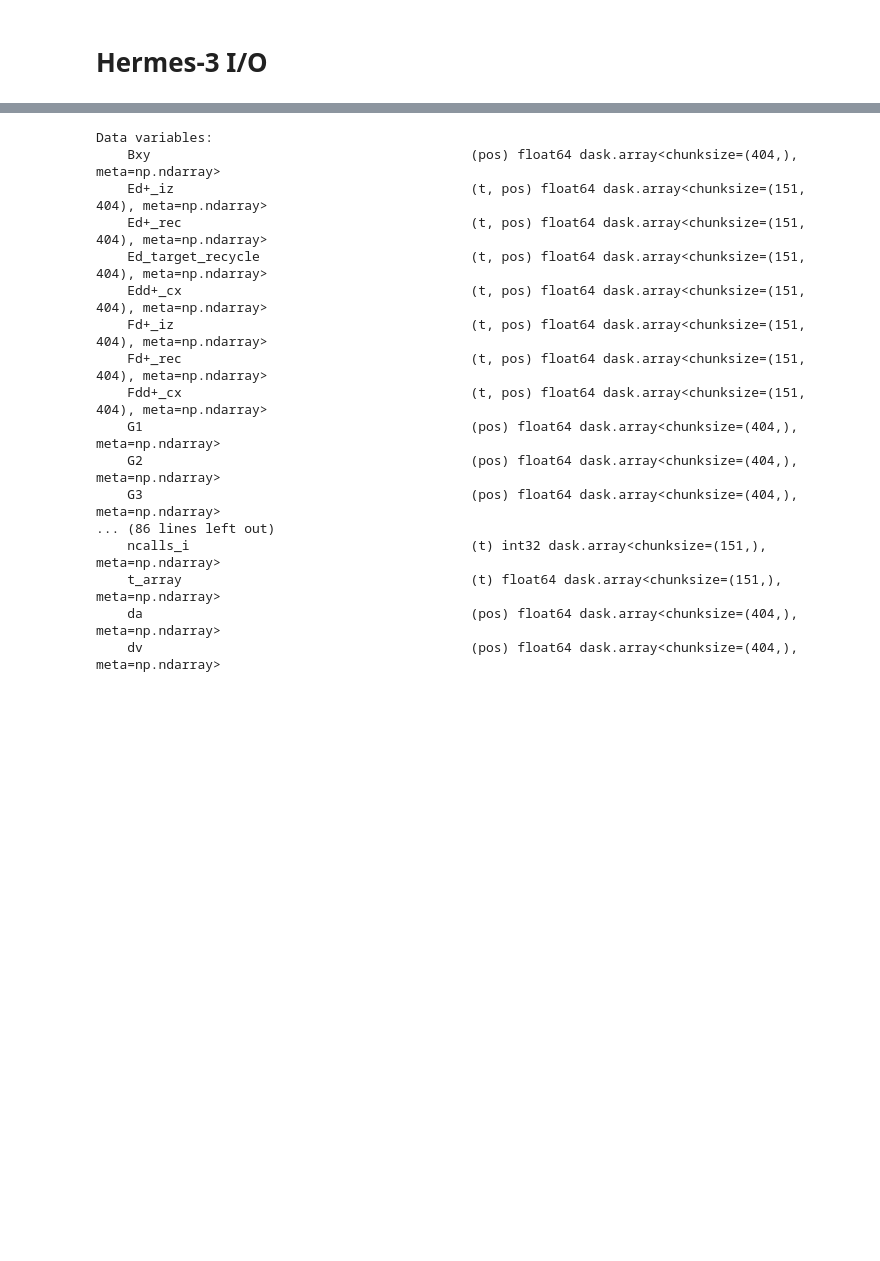
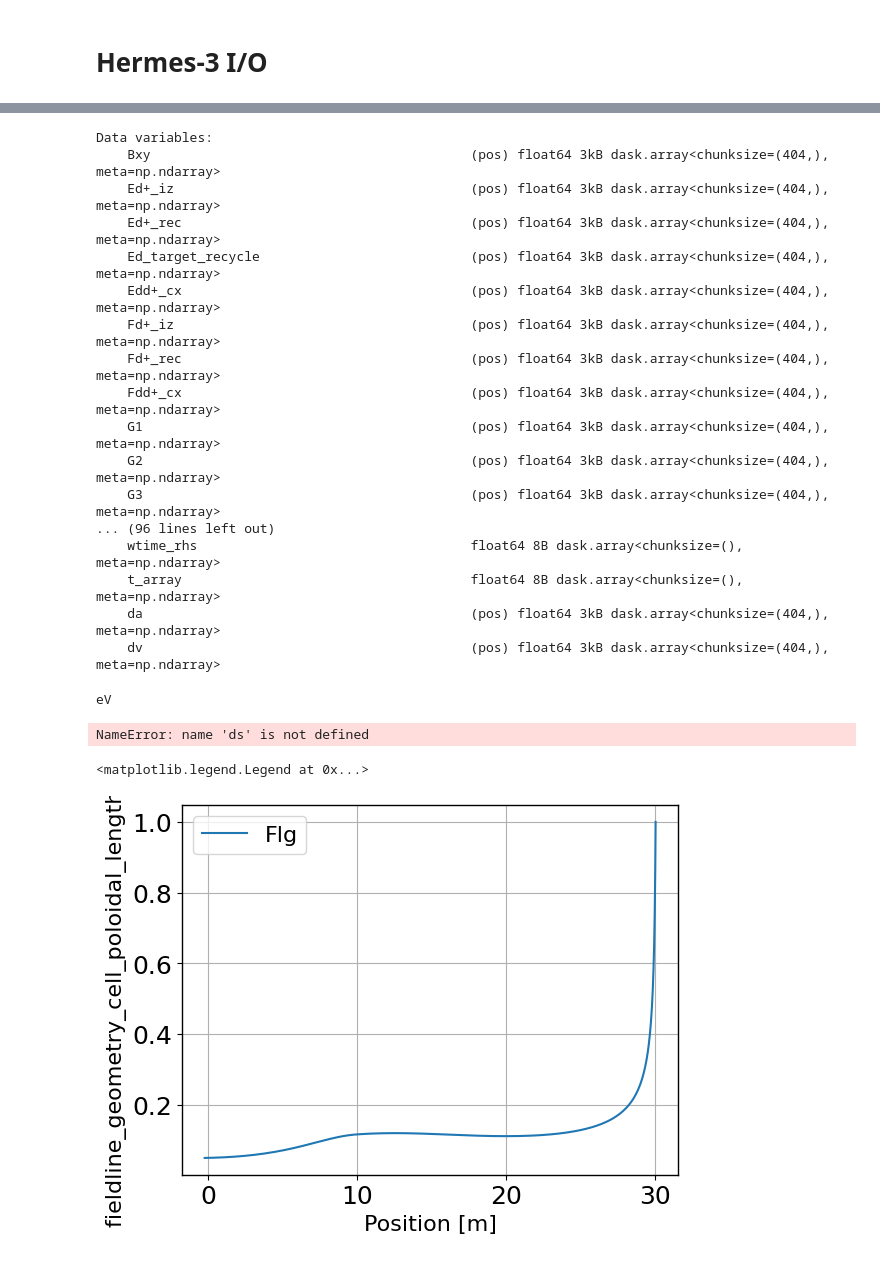
Before and after one commit to PoloidalLloyd/notebooks, a Jupyter notebook: york-step-contract/Hermes-3/2025-10_1D_geometry_test.ipynb, the cells around one changed output, grey strips where cells are left out. Drawn from its saved outputs; the diff is of its cells as text; code cells hidden in the pictures; blank space fills up the shorter version.

```diff
--- a/york-step-contract/Hermes-3/2025-10_1D_geometry_test.ipynb
+++ b/york-step-contract/Hermes-3/2025-10_1D_geometry_test.ipynb
@@ -65,7 +65,10 @@ mpl.rcParams.update({'font.size': 16})
 # Hermes-3 I/O
 # %%
 
-case = Load.case_1D('/users/jlb647/scratch/simulation_program/hermes-3_sim/simulation_dir/2025-10_MAST-U_geometry_test', guard_replace = False, use_squash=True)
-ds = case.ds
+flg = Load.case_1D('/Users/lloyd/Documents/hermes_dir/hermes-3/build-minmod-geometry_1d/examples/tokamak-1D/TB_field_line_example', guard_replace = False, use_squash=True)
+flg_ds = flg.ds.isel(t=-1)
+
+base = Load.case_1D('/Users/lloyd/Documents/hermes_dir/hermes-3/build-minmod-geometry_1d/examples/tokamak-1D/1D-threshold', guard_replace = False, use_squash=True)
+base_ds = base.ds.isel(t=-1)
 # %% [output]
 - Looking for squash file
@@ -74,22 +78,57 @@ Skipping unnormalisation
 # %%
-print(ds.data_vars)
+print(flg_ds.data_vars)
 # %% [output]
 Data variables:
-    Bxy                                         (pos) float64 dask.array<chunksize=(404,), meta=np.ndarray>
-    Ed+_iz                                      (t, pos) float64 dask.array<chunksize=(151, 404), meta=np.ndarray>
-    Ed+_rec                                     (t, pos) float64 dask.array<chunksize=(151, 404), meta=np.ndarray>
-    Ed_target_recycle                           (t, pos) float64 dask.array<chunksize=(151, 404), meta=np.ndarray>
-    Edd+_cx                                     (t, pos) float64 dask.array<chunksize=(151, 404), meta=np.ndarray>
-    Fd+_iz                                      (t, pos) float64 dask.array<chunksize=(151, 404), meta=np.ndarray>
-    Fd+_rec                                     (t, pos) float64 dask.array<chunksize=(151, 404), meta=np.ndarray>
-    Fdd+_cx                                     (t, pos) float64 dask.array<chunksize=(151, 404), meta=np.ndarray>
-    G1                                          (pos) float64 dask.array<chunksize=(404,), meta=np.ndarray>
-    G2                                          (pos) float64 dask.array<chunksize=(404,), meta=np.ndarray>
-    G3                                          (pos) float64 dask.array<chunksize=(404,), meta=np.ndarray>
-... (86 lines left out)
-    ncalls_i                                    (t) int32 dask.array<chunksize=(151,), meta=np.ndarray>
-    t_array                                     (t) float64 dask.array<chunksize=(151,), meta=np.ndarray>
-    da                                          (pos) float64 dask.array<chunksize=(404,), meta=np.ndarray>
-    dv                                          (pos) float64 dask.array<chunksize=(404,), meta=np.ndarray>
+    Bxy                                         (pos) float64 3kB dask.array<chunksize=(404,), meta=np.ndarray>
+    Ed+_iz                                      (pos) float64 3kB dask.array<chunksize=(404,), meta=np.ndarray>
+    Ed+_rec                                     (pos) float64 3kB dask.array<chunksize=(404,), meta=np.ndarray>
+    Ed_target_recycle                           (pos) float64 3kB dask.array<chunksize=(404,), meta=np.ndarray>
+    Edd+_cx                                     (pos) float64 3kB dask.array<chunksize=(404,), meta=np.ndarray>
+    Fd+_iz                                      (pos) float64 3kB dask.array<chunksize=(404,), meta=np.ndarray>
+    Fd+_rec                                     (pos) float64 3kB dask.array<chunksize=(404,), meta=np.ndarray>
+    Fdd+_cx                                     (pos) float64 3kB dask.array<chunksize=(404,), meta=np.ndarray>
+    G1                                          (pos) float64 3kB dask.array<chunksize=(404,), meta=np.ndarray>
+    G2                                          (pos) float64 3kB dask.array<chunksize=(404,), meta=np.ndarray>
+    G3                                          (pos) float64 3kB dask.array<chunksize=(404,), meta=np.ndarray>
+... (96 lines left out)
+    wtime_rhs                                   float64 8B dask.array<chunksize=(), meta=np.ndarray>
+    t_array                                     float64 8B dask.array<chunksize=(), meta=np.ndarray>
+    da                                          (pos) float64 3kB dask.array<chunksize=(404,), meta=np.ndarray>
+    dv                                          (pos) float64 3kB dask.array<chunksize=(404,), meta=np.ndarray>
+# %%
+from typing import Any
+
+
+print(flg_ds['Te'].units)
+
+def guard_replace_1d(da):
+    da = da[1:-1]
+    da[-1] = (da[-1] + da[-2])/2
+    da[0] = (da[0] + da[1])/2
+    return da
+
+
+
+for var in ds.data_vars:
+    if "pos" in ds[var].dims or "y" in ds[var].dims:
+        ds[var] = guard_replace_1d(ds[var])
+# %% [output]
+eV
+NameError: name 'ds' is not defined
 # %%
-ax, fig, plt.subplots()
+fig, ax, =  plt.subplots()
+var = 'fieldline_geometry_cell_poloidal_length'
+
+
+ax.plot(flg_ds['pos'], (1/flg_ds[var])/np.max(1/flg_ds[var]), label='Flg')
+# ax.plot(base_ds['pos'], base_ds[var], label='Base')
+ax.set_xlabel('Position [m]')
+ax.set_ylabel(f'{flg_ds[var].name}, {flg_ds[var].units}')
+# ax.set_title('Flux expansion')
+# ax.set_xlim(0, 1)
+# ax.set_ylim(0, 1)
+# ax.grid()
+ax.legend()
+# %% [output]
+<matplotlib.legend.Legend at 0x...>
+[figure, added]
```
Also changed, not shown: parts of 2 cells of this notebook, 5 other files.
